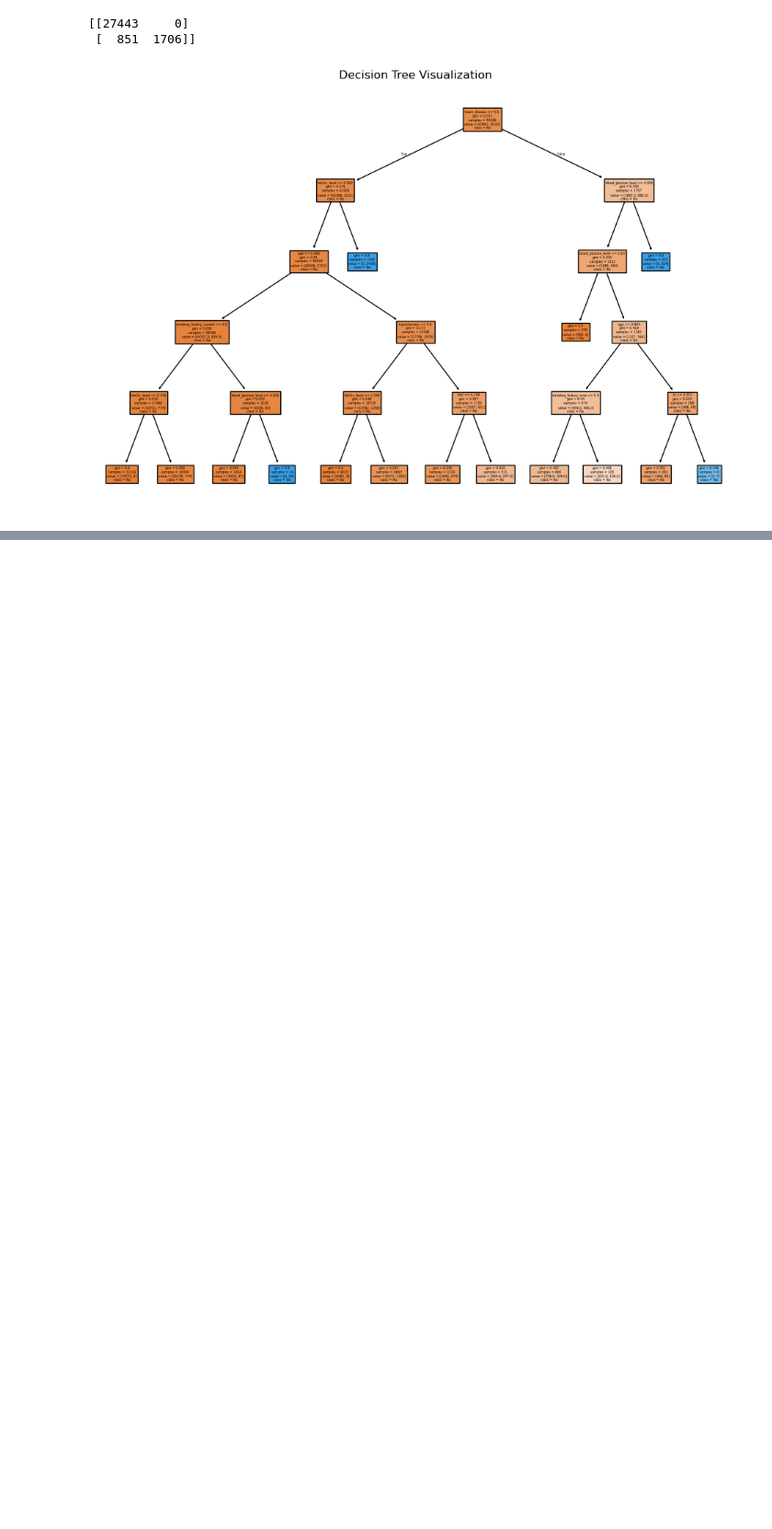
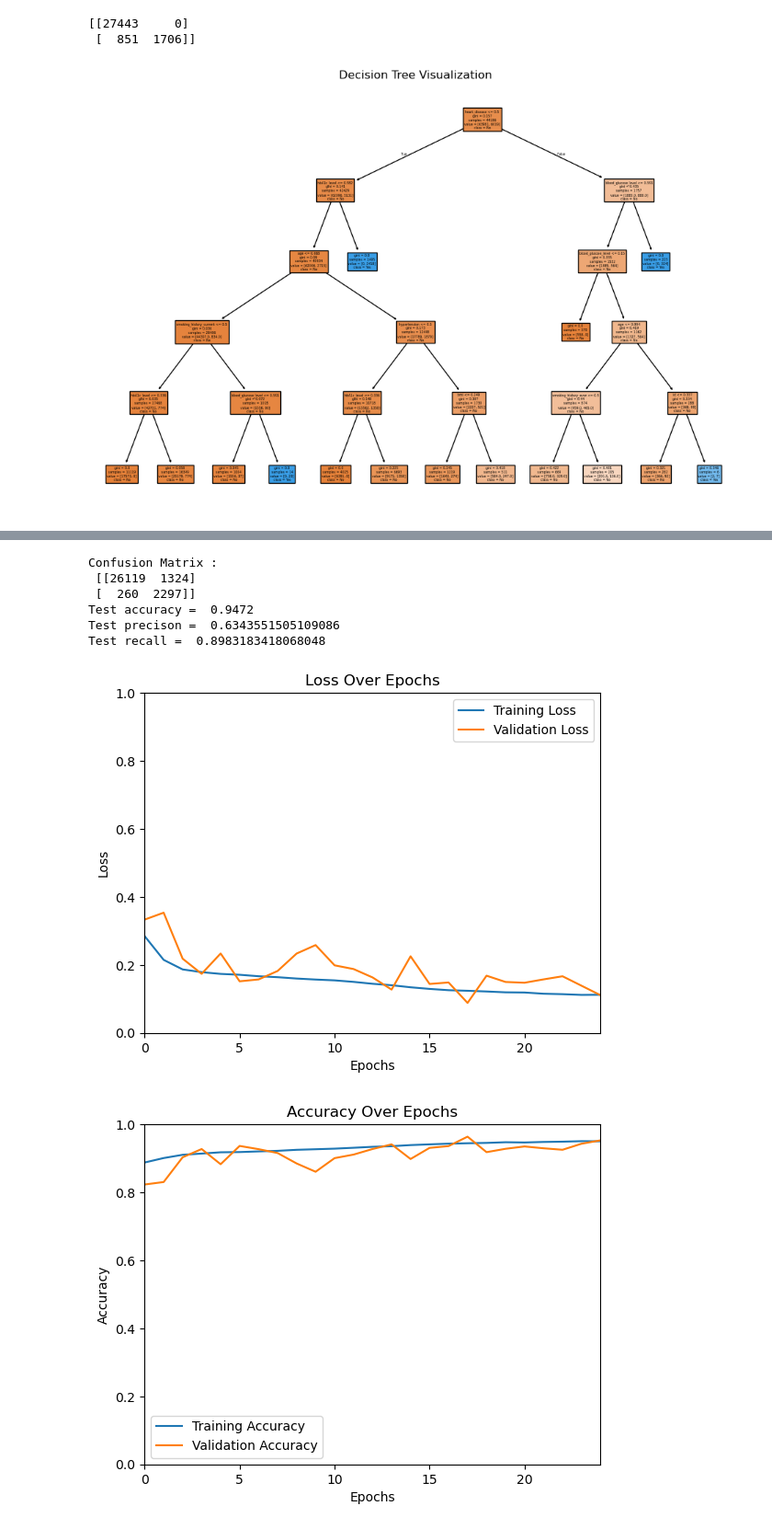
Before and after one commit to SenhW/diabetes-project, a Jupyter notebook: Diabetes_100k.ipynb, the cells around one changed output, grey strips where cells are left out. Shown at 92% size. Cells and saved outputs as stored; diff of their text form; code cells hidden in the pictures; blank space fills up the shorter version.

```diff
--- a/Diabetes_100k.ipynb
+++ b/Diabetes_100k.ipynb
@@ -506,3 +535,18 @@ print(confusion_matrix2)
 # plt.show()
 # %% [output]
 [figure]
+# %%
+# Create the model
+model = Sequential([
+    Dense(64, activation='tanh', input_shape=(os_data_X.shape[1],)), # Input layer
+    Dense(32, activation='relu'),                                  # Hidden layer
+    Dense(64, activation='softmax'),                                # Hidden layer
+    Dense(pd.DataFrame(os_data_y).shape[1], activation='sigmoid')     # Output layer
+])
+
+# Compile the model
+model.compile(optimizer=Adam(learning_rate=0.003),
+              loss = "binary_crossentropy", #sparse_categorical_crossentropy, mean_squared_error, binary_crossentropy
+              metrics=['accuracy'])
+epochs = 25
+model_fit = model.fit(os_data_X, os_data_y, epochs=epochs, validation_split=0.2)
@@ -508,0 +579,44 @@ print(confusion_matrix2)
+# %%
+from sklearn.metrics import (classification_report, confusion_matrix, accuracy_score,
+                            recall_score, f1_score, precision_score, recall_score)
+
+# confusion matrix
+cm = confusion_matrix(y_test, y_hat)
+print ("Confusion Matrix : \n", cm)
+
+# Evaluate the model
+print('Test accuracy = ', accuracy_score(y_test, y_hat))
+print('Test precison = ', precision_score(y_test, y_hat))
+print('Test recall = ', recall_score(y_test, y_hat))
+# %% [output]
+Confusion Matrix :
+ [[26119  1324]
+ [  260  2297]]
+Test accuracy =  0.9472
+Test precison =  0.6343551505109086
+Test recall =  0.8983183418068048
+# %%
+# Plot loss
+plt.plot(model_fit.history['loss'], label='Training Loss')
+plt.plot(model_fit.history['val_loss'], label='Validation Loss')
+plt.legend()
+plt.title('Loss Over Epochs')
+plt.xlabel('Epochs')
+plt.ylabel('Loss')
+plt.xlim(0,epochs-1)
+plt.ylim(0,1)
+plt.show()
+
+# Plot accuracy
+plt.plot(model_fit.history['accuracy'], label='Training Accuracy')
+plt.plot(model_fit.history['val_accuracy'], label='Validation Accuracy')
+plt.legend()
+plt.title('Accuracy Over Epochs')
+plt.xlabel('Epochs')
+plt.ylabel('Accuracy')
+plt.xlim(0,epochs-1)
+plt.ylim(0,1)
+plt.show()
+# %% [output]
+[figure, added]
+[figure, added]
```
Also changed, not shown: parts of 4 cells of this notebook.
